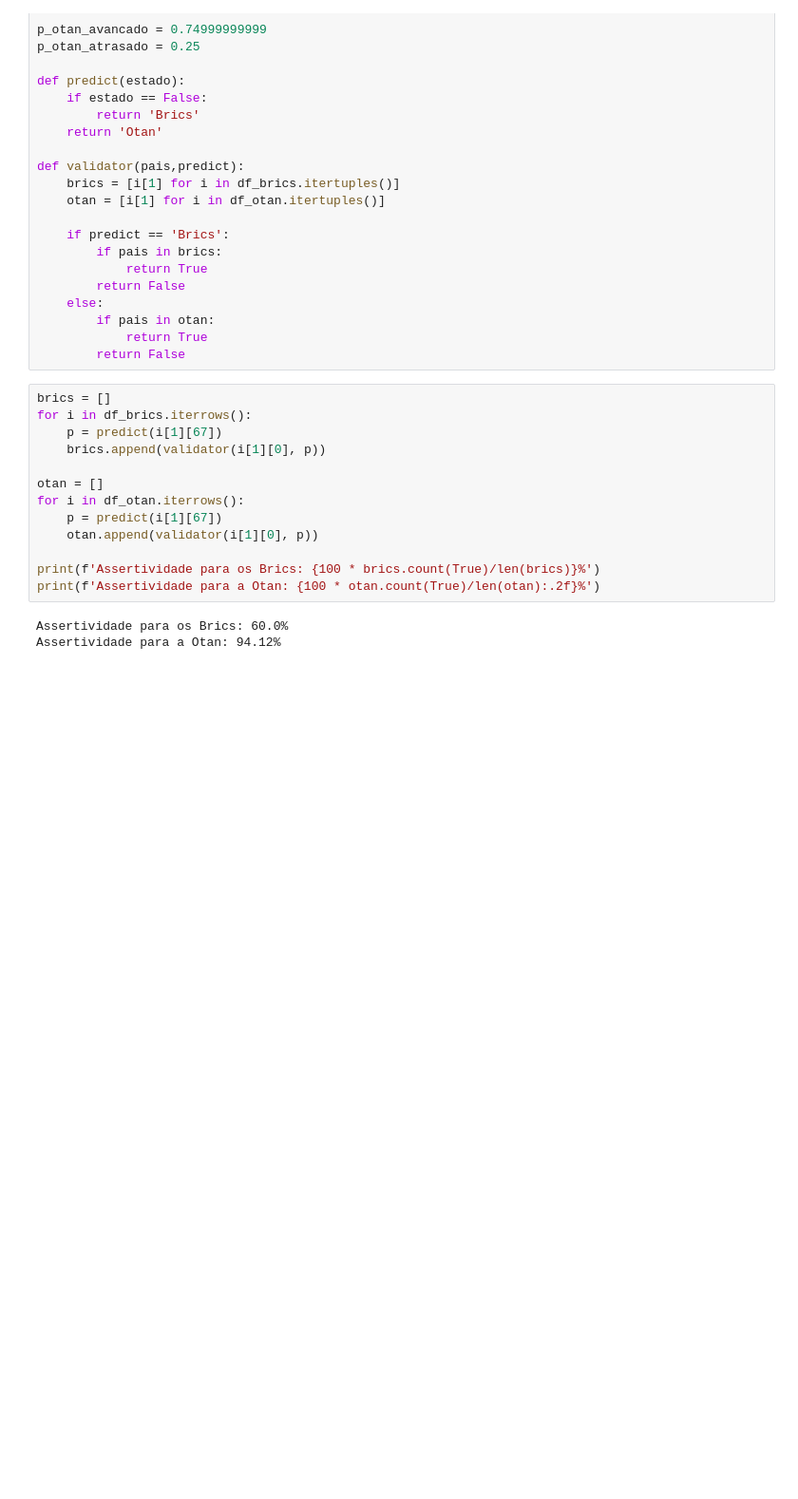
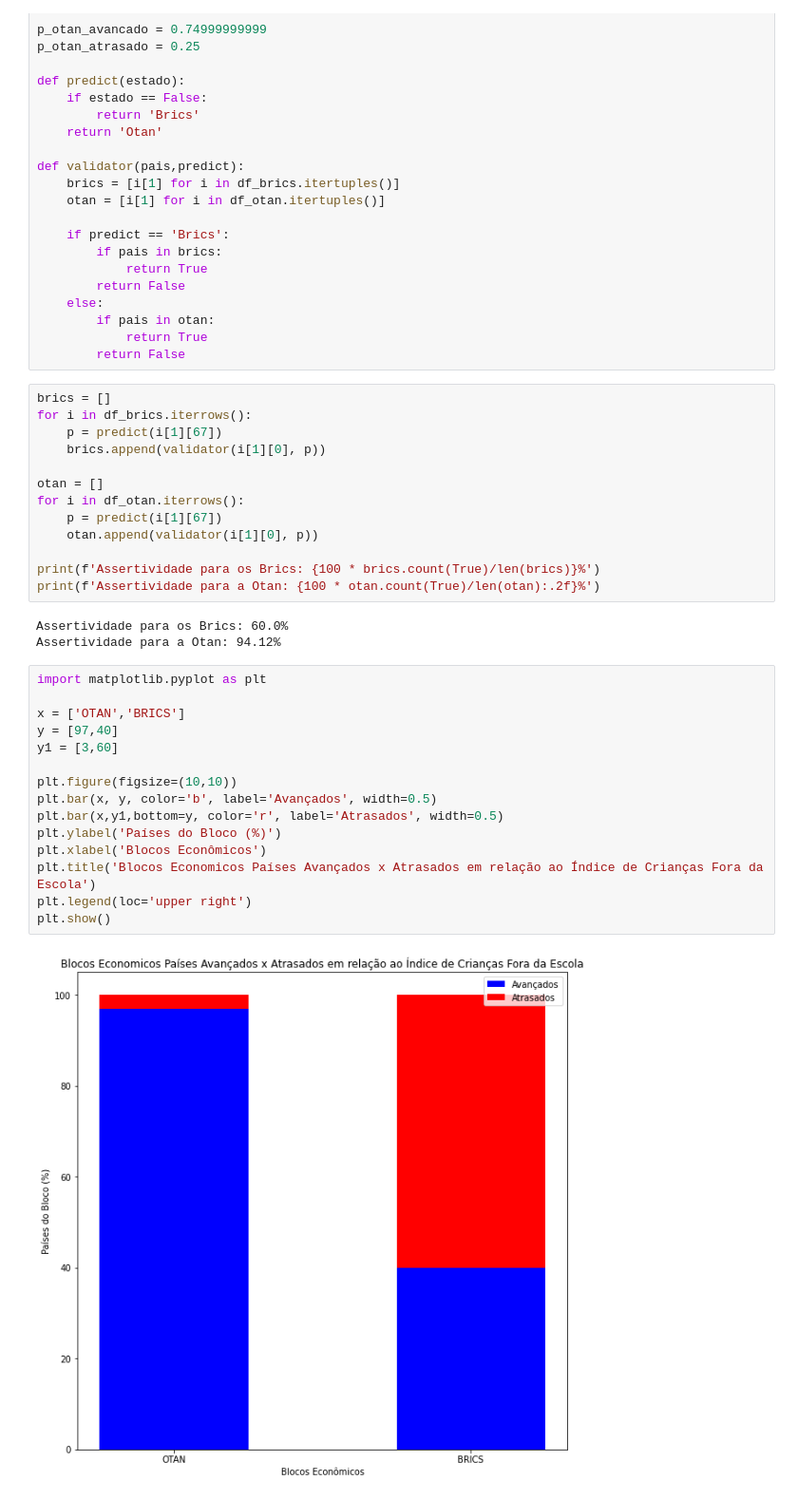
Before and after one commit to PedroPertusi/APS-CDADOS-PEDRO-ALEXANDRE, a Jupyter notebook: APS3.ipynb, the cells around one changed output. Shown: that part at 95% size. Saved outputs shown, nothing was run; the diff lists cells and outputs as text; blank space fills up the shorter version.

```diff
--- a/APS3.ipynb
+++ b/APS3.ipynb
@@ -170,3 +236,20 @@ print(f'Assertividade para a Otan: {100 * otan.count(True)/len(otan):.2f}%')
 # %% [output]
 Assertividade para os Brics: 60.0%
 Assertividade para a Otan: 94.12%
+# %%
+import matplotlib.pyplot as plt
+
+x = ['OTAN','BRICS']
+y = [97,40]
+y1 = [3,60]
+
+plt.figure(figsize=(10,10))
+plt.bar(x, y, color='b', label='Avançados', width=0.5)
+plt.bar(x,y1,bottom=y, color='r', label='Atrasados', width=0.5)
+plt.ylabel('Países do Bloco (%)')
+plt.xlabel('Blocos Econômicos')
+plt.title('Blocos Economicos Países Avançados x Atrasados em relação ao Índice de Crianças Fora da Escola')
+plt.legend(loc='upper right')
+plt.show()
+# %% [output]
+[figure, added]
```
Also changed, not shown: parts of 3 cells of this notebook.
